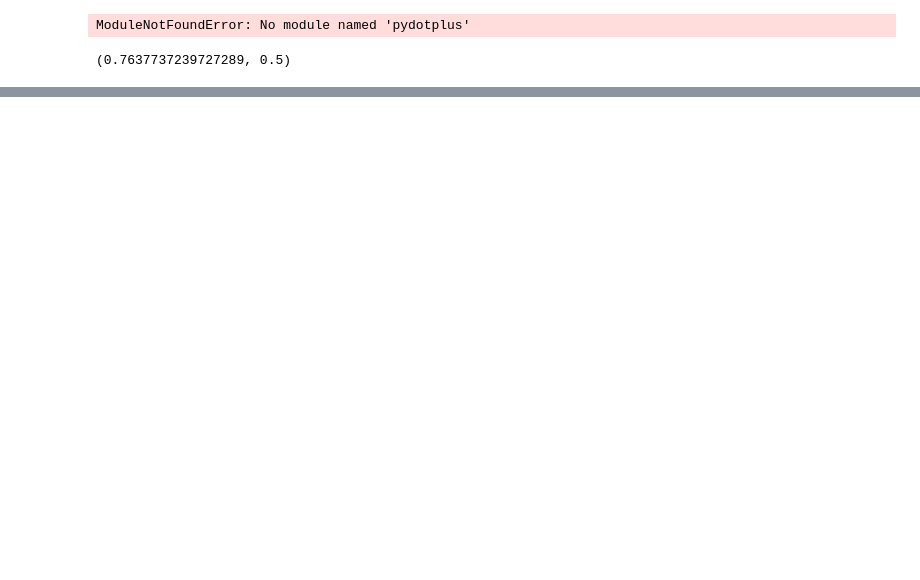
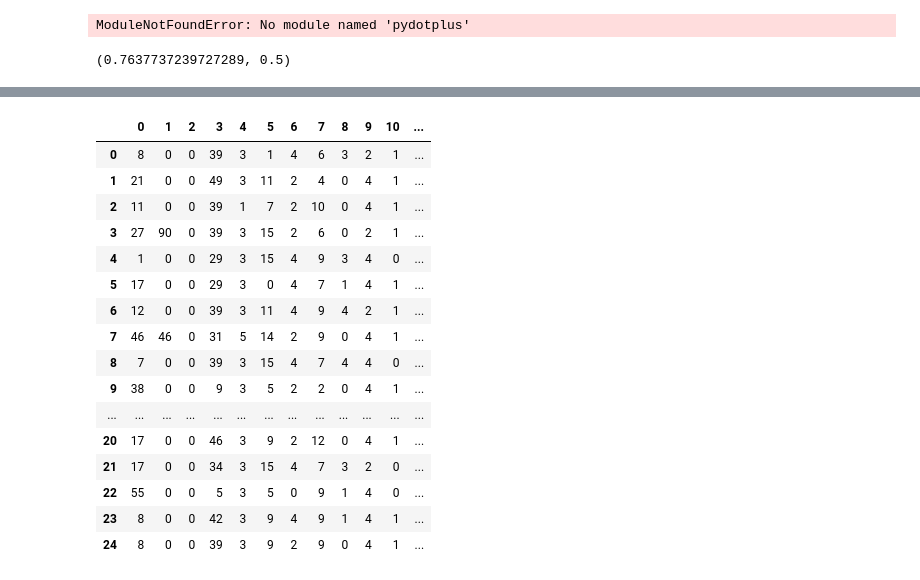
Before and after one commit to CavernaryBeast/TreeBased-Models-Assembly-RV, a Jupyter notebook: Notebook/Project_s Notebook.ipynb, the cells around one changed output, grey strips where cells are left out. Drawn from its saved outputs; the diff is of its cells as text; code cells hidden in the pictures; blank space fills up the shorter version.

```diff
--- a/Notebook/Project_s Notebook.ipynb
+++ b/Notebook/Project_s Notebook.ipynb
@@ -298,0 +346,2 @@ aux_functions.calcularAccuracy(labels_test, forest_predictions)
+# %%
+le.fit(whole_set.values)
@@ -298,0 +389,14 @@ aux_functions.calcularAccuracy(labels_test, forest_predictions)
+# %%
+def load_process_and_code_data(nombreArchivo, codificadores):
+
+    datosSinProcesar = pd.read_csv(nombreArchivo, header=None,
+                           names=None)
+
+    datosProcesados = pd.DataFrame()
+    for i in(range(0, len(codificadores))):
+        for variable, valores in datosSinProcesar.iteritems():
+            le = codificadores[i]
+            datosProcesados[variable] = le.transform(valores)
+    return datosProcesados
+# %%
+test_set = load_process_and_code_data('adult_test.csv', codificadores)
@@ -298,0 +465,20 @@ aux_functions.calcularAccuracy(labels_test, forest_predictions)
+# %%
+test_set.head(25)
+# %% [output]
+|  | 0 | 1 | 2 | 3 | 4 | 5 | 6 | 7 | 8 | 9 | 10 | ... |
+| 0 | 8 | 0 | 0 | 39 | 3 | 1 | 4 | 6 | 3 | 2 | 1 | ... |
+| 1 | 21 | 0 | 0 | 49 | 3 | 11 | 2 | 4 | 0 | 4 | 1 | ... |
+| 2 | 11 | 0 | 0 | 39 | 1 | 7 | 2 | 10 | 0 | 4 | 1 | ... |
+| 3 | 27 | 90 | 0 | 39 | 3 | 15 | 2 | 6 | 0 | 2 | 1 | ... |
+| 4 | 1 | 0 | 0 | 29 | 3 | 15 | 4 | 9 | 3 | 4 | 0 | ... |
+| 5 | 17 | 0 | 0 | 29 | 3 | 0 | 4 | 7 | 1 | 4 | 1 | ... |
+| 6 | 12 | 0 | 0 | 39 | 3 | 11 | 4 | 9 | 4 | 2 | 1 | ... |
+| 7 | 46 | 46 | 0 | 31 | 5 | 14 | 2 | 9 | 0 | 4 | 1 | ... |
+| 8 | 7 | 0 | 0 | 39 | 3 | 15 | 4 | 7 | 4 | 4 | 0 | ... |
+| 9 | 38 | 0 | 0 | 9 | 3 | 5 | 2 | 2 | 0 | 4 | 1 | ... |
+| ... | ... | ... | ... | ... | ... | ... | ... | ... | ... | ... | ... | ... |
+| 20 | 17 | 0 | 0 | 46 | 3 | 9 | 2 | 12 | 0 | 4 | 1 | ... |
+| 21 | 17 | 0 | 0 | 34 | 3 | 15 | 4 | 7 | 3 | 2 | 0 | ... |
+| 22 | 55 | 0 | 0 | 5 | 3 | 5 | 0 | 9 | 1 | 4 | 0 | ... |
+| 23 | 8 | 0 | 0 | 42 | 3 | 9 | 4 | 9 | 1 | 4 | 1 | ... |
+| 24 | 8 | 0 | 0 | 39 | 3 | 9 | 2 | 9 | 0 | 4 | 1 | ... |
```
Also changed, not shown: parts of 38 cells of this notebook, 2 other files.
